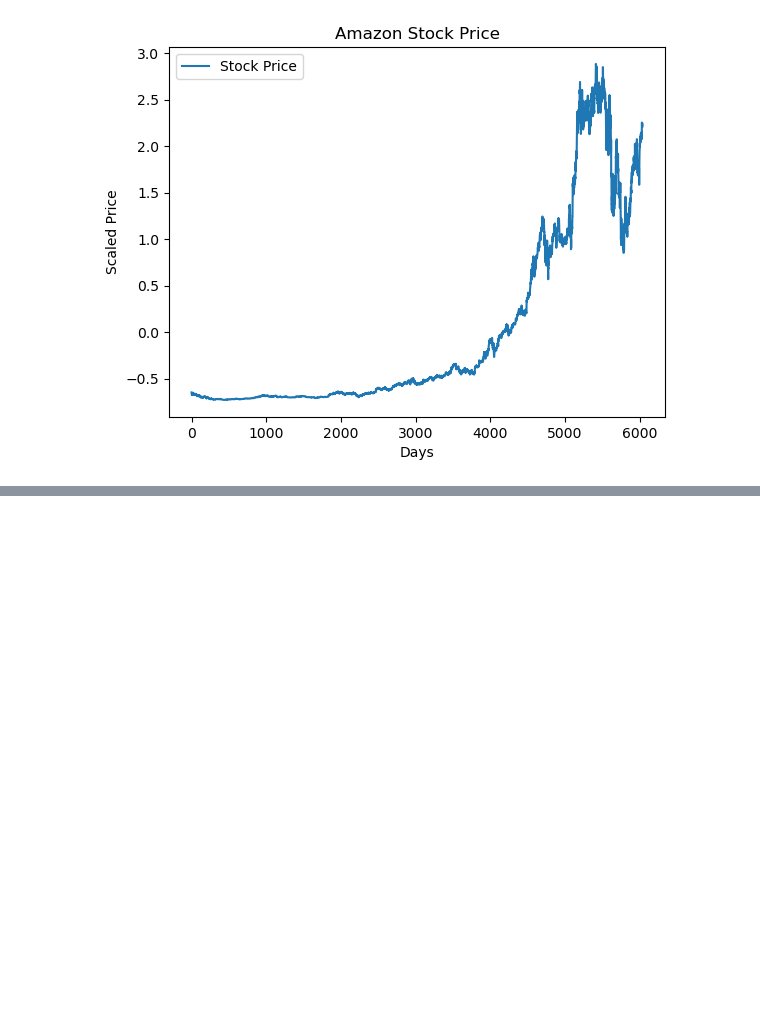
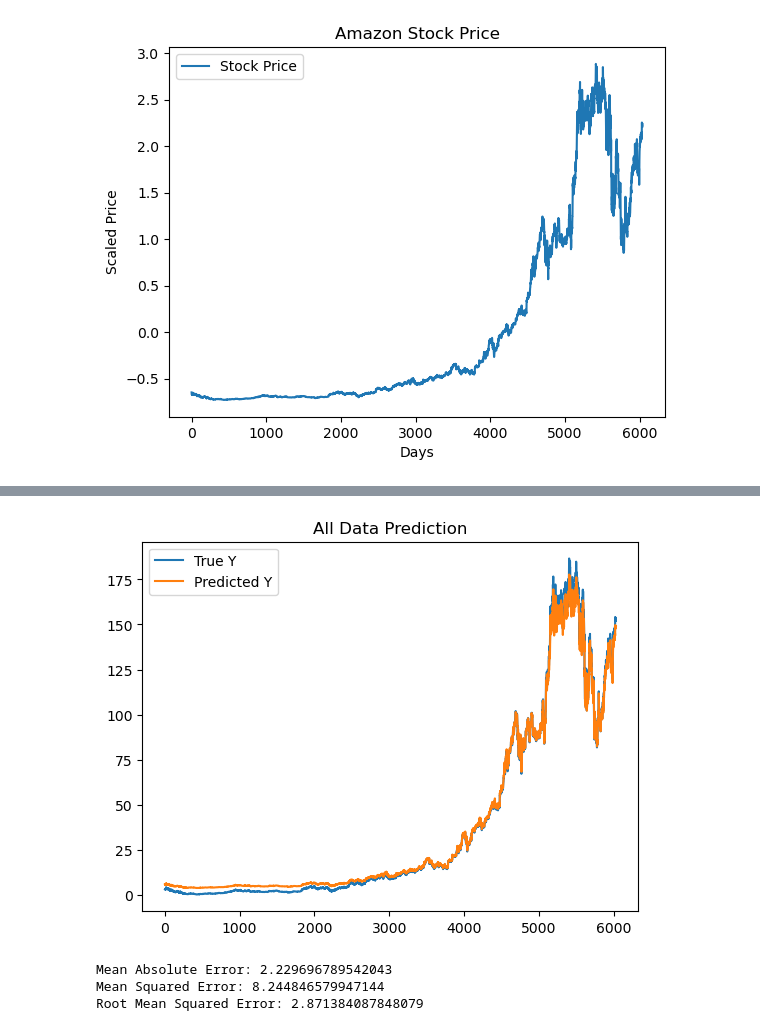
Before and after one commit to PaulaPerazzo/lstm, a Jupyter notebook: lstm.ipynb, the cells around one changed output, grey strips where cells are left out. Drawn from its saved outputs; the diff is of its cells as text; code cells hidden in the pictures; blank space fills up the shorter version.

```diff
--- a/lstm.ipynb
+++ b/lstm.ipynb
@@ -53,0 +188,35 @@ plt.show()
+# %%
+X_data = np.concatenate((X_train, X_test), axis=0)
+y_data = np.concatenate((y_train, y_test), axis=0)
+
+y_predicted=scaler.inverse_transform(model.predict(X_data))
+y_true=scaler.inverse_transform(y_data.reshape(y_data.shape[0],1))
+
+axes = plt.axes()
+axes.plot(y_true, label='True Y')
+axes.plot(y_predicted, label='Predicted Y')
+axes.legend(loc=0)
+axes.set_title('All Data Prediction')
+plt.savefig('./figs/all_data_prediction.png')
+# %% [output]
+[figure, added]
+# %%
+from sklearn.metrics import mean_absolute_error, mean_squared_error
+import numpy as np
+
+# MAE (Erro Médio Absoluto)
+mae = mean_absolute_error(y_true, y_predicted)
+
+# MSE (Erro Quadrático Médio)
+mse = mean_squared_error(y_true, y_predicted)
+
+# RMSE (Raiz do Erro Quadrático Médio)
+rmse = np.sqrt(mse)
+
+print(f"Mean Absolute Error: {mae}")
+print(f"Mean Squared Error: {mse}")
+print(f"Root Mean Squared Error: {rmse}")
+# %% [output]
+Mean Absolute Error: 2.229696789542043
+Mean Squared Error: 8.244846579947144
+Root Mean Squared Error: 2.871384087848079
```
Also changed, not shown: parts of 17 cells of this notebook, 27 other files.
